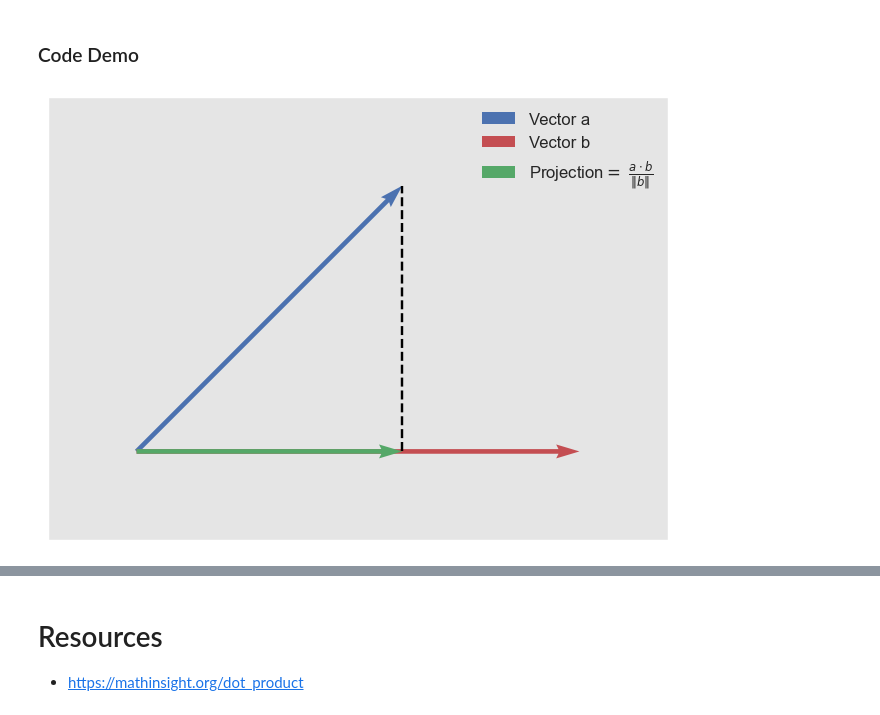
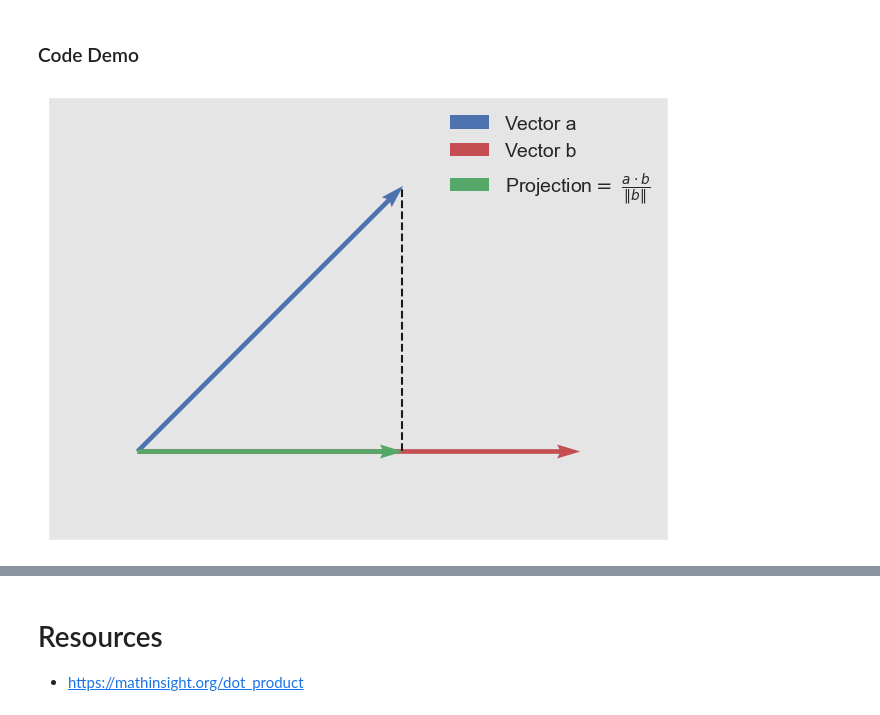
Before and after one commit to scs5/ml-interviews, a Jupyter notebook: Math/Algebra & Calculus/Vectors/5_1_1_P1.ipynb, the cells around one changed output, grey strips where cells are left out. Cells and saved outputs as stored; diff of their text form; code cells hidden in the pictures.

```diff
--- a/Math/Algebra & Calculus/Vectors/5_1_1_P1.ipynb
+++ b/Math/Algebra & Calculus/Vectors/5_1_1_P1.ipynb
@@ -10,33 +10,34 @@
 # %%
 import numpy as np
 import matplotlib.pyplot as plt
+import seaborn as sns
 
 # Given two vectors a and b
 a = np.array([3, 3])
 b = np.array([5, 0])
 
 # Calculate the dot product
 dot_prod = np.dot(a, b)
 
 # And find the projection
 b_len = np.sqrt(b[0]**2 + b[1]**2)
 projection_length = dot_prod / b_len
 projected_vector = projection_length * b / b_len
 
 # Plot
 plt.figure(figsize=(8, 8))
 plt.style.use('ggplot')
 
 plt.quiver(0, 0, a[0], a[1], angles='xy', scale_units='xy', scale=1, color='#4C72B0', label='Vector a')
 plt.quiver(0, 0, b[0], b[1], angles='xy', scale_units='xy', scale=1, color='#C44E52', label='Vector b')
 plt.quiver(0, 0, projected_vector[0], projected_vector[1], angles='xy', scale_units='xy', scale=1, color='#55A868', label=r'Projection$ =\  \frac{a \cdot b}{‖b‖}$')
 plt.plot([projected_vector[0], a[0]], [projected_vector[1], a[1]], 'k--')
 
 plt.gca().set_aspect('equal', adjustable='box')
-plt.legend(fontsize='large')
+plt.legend(fontsize=14)
 plt.xlim(-1, 6)
 plt.ylim(-1, 4)
 plt.xticks([]), plt.yticks([])
 plt.show()
 # %% [output]
-[figure, old version]
+[figure, new version]
```
Also changed, not shown: parts of 6 cells of this notebook.
